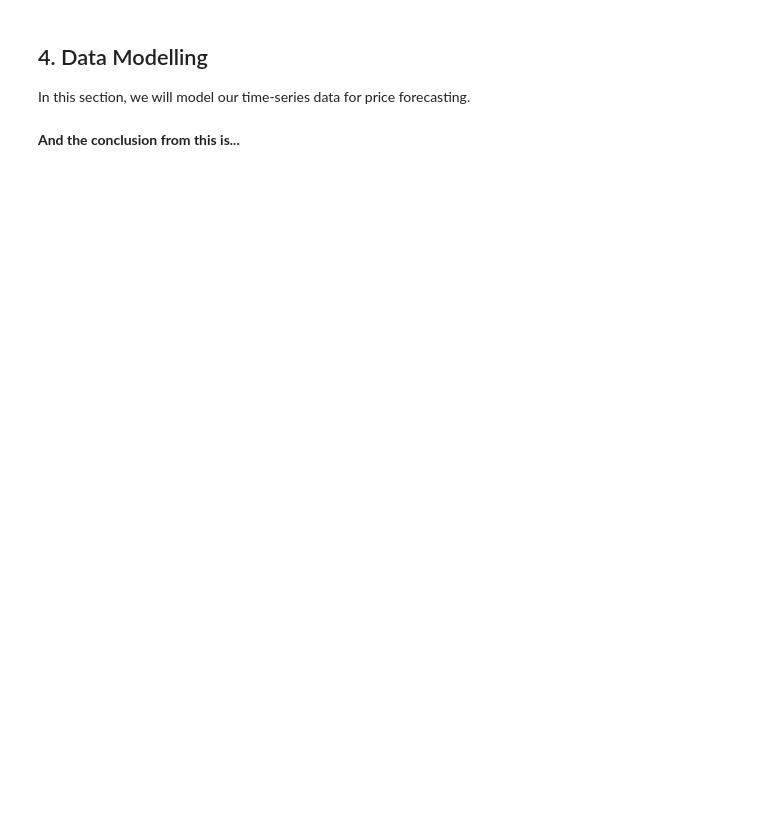
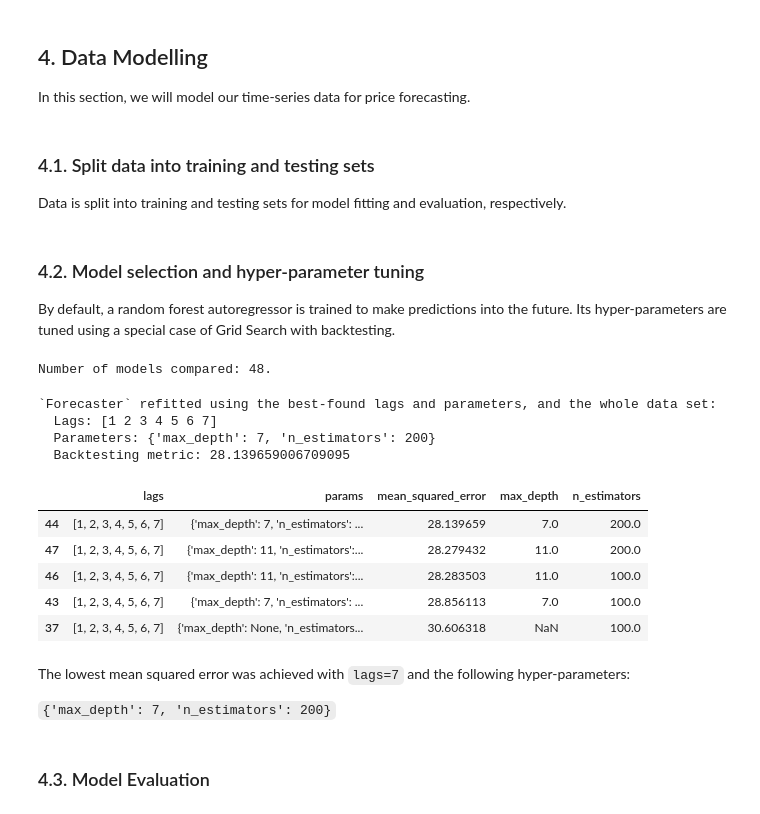
Before and after one commit to CarlosUziel/stock-picker, a Jupyter notebook: notebooks/main.ipynb, the cells around one changed output. Cells and saved outputs as stored; diff of their text form; code cells hidden in the pictures; blank space fills up the shorter version.

```diff
--- a/notebooks/main.ipynb
+++ b/notebooks/main.ipynb
@@ -66,5 +58,7 @@ date_range = (
 )
 save_path = data_path.joinpath(portfolio_name)
 save_path.mkdir(parents=True, exist_ok=True)
+# %%
+ticker_selected = tickers[0]
 # %%
 tickers_info, tickers_data = download_yfinance_data(tickers, date_range, save_path)
@@ -114,2 +199,11 @@ In this section, we will model our time-series data for price forecasting.
-# %% [markdown]
-**And the conclusion from this is...**
+# %% [markdown]
+### 4.1. Split data into training and testing sets
+
+Data is split into training and testing sets for model fitting and evaluation, respectively.
+# %%
+train_data, test_data = split_time_data(
+    preprocess_data(
+        tickers_data.reorder_levels(order=[1, 0], axis=1)[ticker_selected],
+    ),
+    start_train_date=tickers_data.index.max() - relativedelta(years=1),
+)
@@ -115,0 +213,27 @@ In this section, we will model our time-series data for price forecasting.
+# %% [markdown]
+### 4.2. Model selection and hyper-parameter tuning
+
+By default, a random forest autoregressor is trained to make predictions into the future. Its hyper-parameters are tuned using a special case of Grid Search with backtesting.
+# %%
+_, results_grid, pred, error_mse = fit_forecaster(
+    train_data, test_data, exog_cols=["day", "month"]
+)
+results_grid.head()
+# %% [output]
+Number of models compared: 48.
+`Forecaster` refitted using the best-found lags and parameters, and the whole data set:
+  Lags: [1 2 3 4 5 6 7]
+  Parameters: {'max_depth': 7, 'n_estimators': 200}
+  Backtesting metric: 28.139659006709095
+|  | lags | params | mean_squared_error | max_depth | n_estimators |
+| 44 | [1, 2, 3, 4, 5, 6, 7] | {'max_depth': 7, 'n_estimators': ... | 28.139659 | 7.0 | 200.0 |
+| 47 | [1, 2, 3, 4, 5, 6, 7] | {'max_depth': 11, 'n_estimators':... | 28.279432 | 11.0 | 200.0 |
+| 46 | [1, 2, 3, 4, 5, 6, 7] | {'max_depth': 11, 'n_estimators':... | 28.283503 | 11.0 | 100.0 |
+| 43 | [1, 2, 3, 4, 5, 6, 7] | {'max_depth': 7, 'n_estimators': ... | 28.856113 | 7.0 | 100.0 |
+| 37 | [1, 2, 3, 4, 5, 6, 7] | {'max_depth': None, 'n_estimators... | 30.606318 | NaN | 100.0 |
+# %% [markdown]
+The lowest mean squared error was achieved with `lags=7` and the following hyper-parameters:
+
+`{'max_depth': 7, 'n_estimators': 200}`
+# %% [markdown]
+### 4.3. Model Evaluation
```
Also changed, not shown: parts of 33 cells of this notebook.
